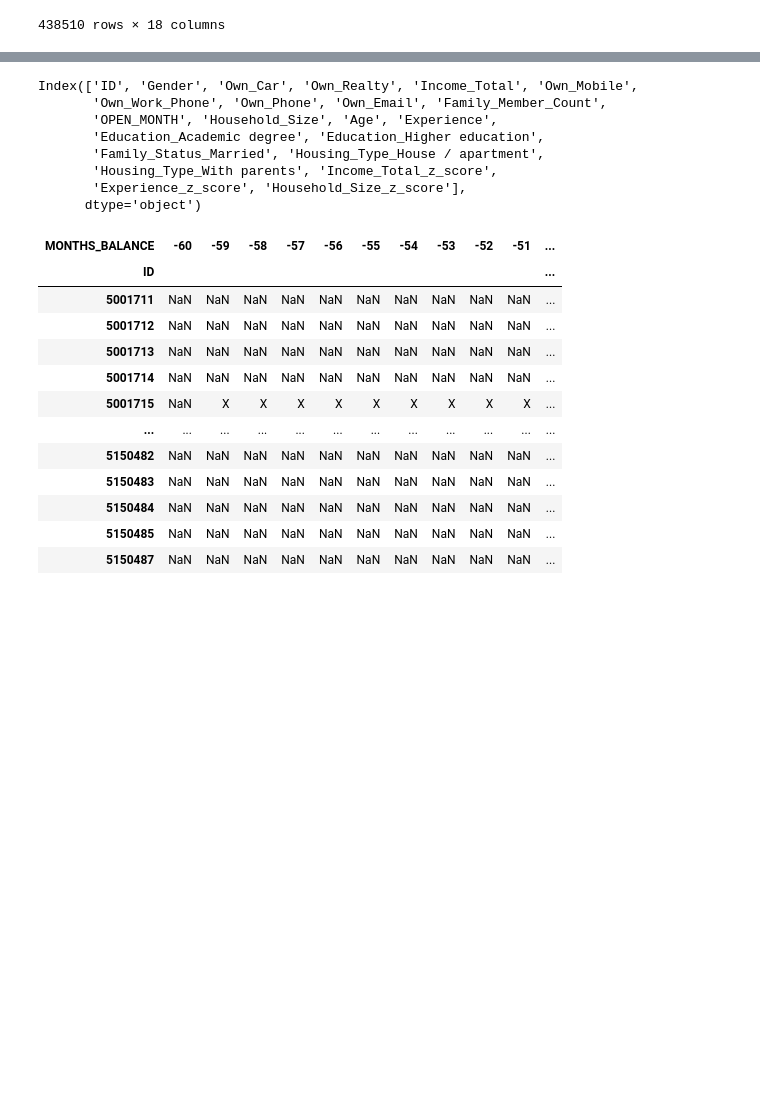
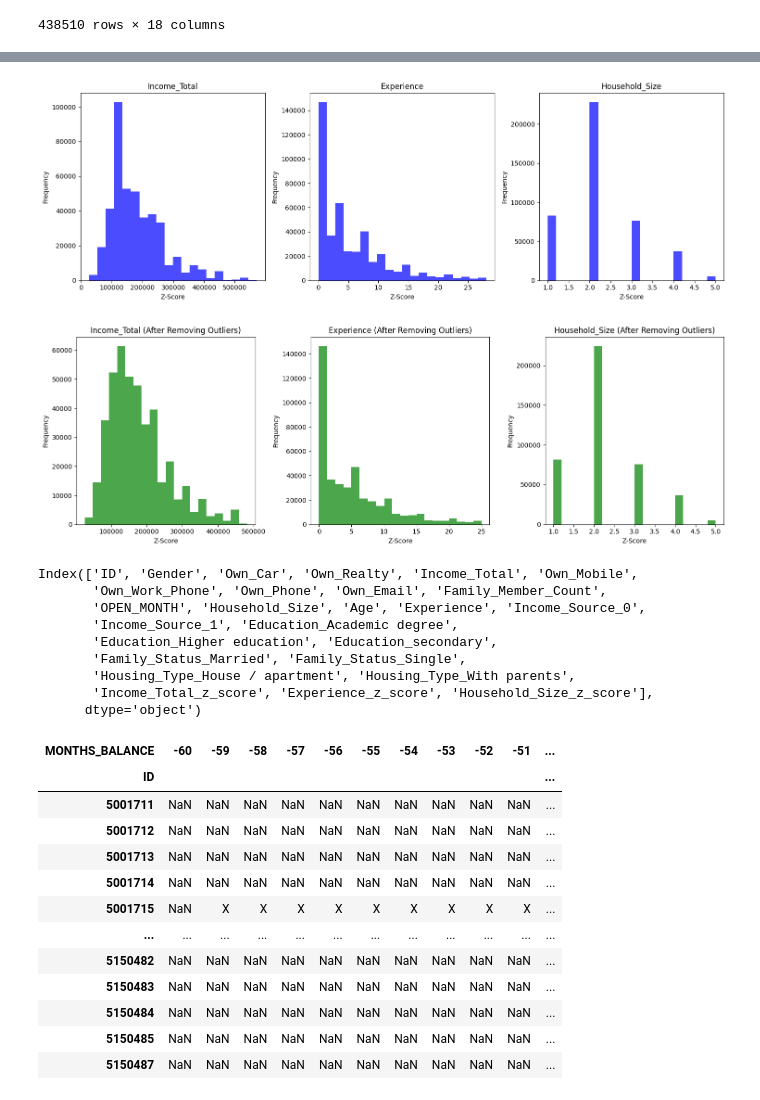
Before and after one commit to saberrg/project4, a Jupyter notebook: RandomForrest_Proj4.ipynb, the cells around one changed output, grey strips where cells are left out. Cells and saved outputs as stored; diff of their text form; code cells hidden in the pictures; blank space fills up the shorter version.

Commit message:
adding visualizations and checking to see overfit..

```diff
--- a/RandomForrest_Proj4.ipynb
+++ b/RandomForrest_Proj4.ipynb
@@ -119,7 +122,7 @@ master_data
 438510 rows × 21 columns
 # %%
 # Dropping unnecessary columns
-# master_data = master_data.drop(columns=['Employment_Date', 'Birthday', 'Children_Count'])
+master_data = master_data.drop(columns=['Employment_Date', 'Birthday', 'Children_Count'])
 
 # One-hot encode categorical columns
 columns_to_encode = ['Income_Source', 'Education', 'Family_Status', 'Housing_Type']
@@ -127,28 +130,57 @@ master_data = pd.get_dummies(master_data, columns=columns_to_encode)
 # %%
 # Identifying and removing outliers with z-scores
 def calculate_z_scores(df, cols):
     for col in cols:
         df[col + "_z_score"] = (df[col] - df[col].mean()) / df[col].std()
     return df
 
 z_score_columns = ["Income_Total", "Experience", "Household_Size"]
 master_data = calculate_z_scores(df=master_data, cols=z_score_columns)
 
+# Create a figure and axes for subplots
+fig, axes = plt.subplots(nrows=1, ncols=len(z_score_columns), figsize=(15, 5))
+
+# Plot histograms for z-scores
+for i, col in enumerate(z_score_columns):
+    axes[i].hist(master_data[col], bins=20, color='blue', alpha=0.7)
+    axes[i].set_title(col)
+    axes[i].set_xlabel("Z-Score")
+    axes[i].set_ylabel("Frequency")
+
+plt.tight_layout()
+plt.show()
+
 # Remove outliers
 outliers = (master_data["Household_Size_z_score"].abs() <= 3.5) & \
                   (master_data["Experience_z_score"].abs() <= 3.5) & \
                   (master_data["Income_Total_z_score"].abs() <= 3.5)
 master_data = master_data[outliers]
 
+# Create a figure and axes for subplots
+fig, axes = plt.subplots(nrows=1, ncols=len(z_score_columns), figsize=(15, 5))
+
+# Plot histograms for z-scores in the filtered dataset
+for i, col in enumerate(z_score_columns):
+    axes[i].hist(master_data[col], bins=20, color='green', alpha=0.7)
+    axes[i].set_title(f"{col} (After Removing Outliers)")
+    axes[i].set_xlabel("Z-Score")
+    axes[i].set_ylabel("Frequency")
+
+plt.tight_layout()
+plt.show()
+
 master_data.columns
 # %% [output]
+[figure, added]
+[figure, added]
 Index(['ID', 'Gender', 'Own_Car', 'Own_Realty', 'Income_Total', 'Own_Mobile',
        'Own_Work_Phone', 'Own_Phone', 'Own_Email', 'Family_Member_Count',
-       'OPEN_MONTH', 'Household_Size', 'Age', 'Experience',
-       'Education_Academic degree', 'Education_Higher education',
-       'Family_Status_Married', 'Housing_Type_House / apartment',
-       'Housing_Type_With parents', 'Income_Total_z_score',
-       'Experience_z_score', 'Household_Size_z_score'],
+       'OPEN_MONTH', 'Household_Size', 'Age', 'Experience', 'Income_Source_0',
+       'Income_Source_1', 'Education_Academic degree',
+       'Education_Higher education', 'Education_secondary',
+       'Family_Status_Married', 'Family_Status_Single',
+       'Housing_Type_House / apartment', 'Housing_Type_With parents',
+       'Income_Total_z_score', 'Experience_z_score', 'Household_Size_z_score'],
       dtype='object')
 # %%
 # Creating a pivot table and counting the number of past due
```
Also changed, not shown: parts of 5 cells of this notebook.
